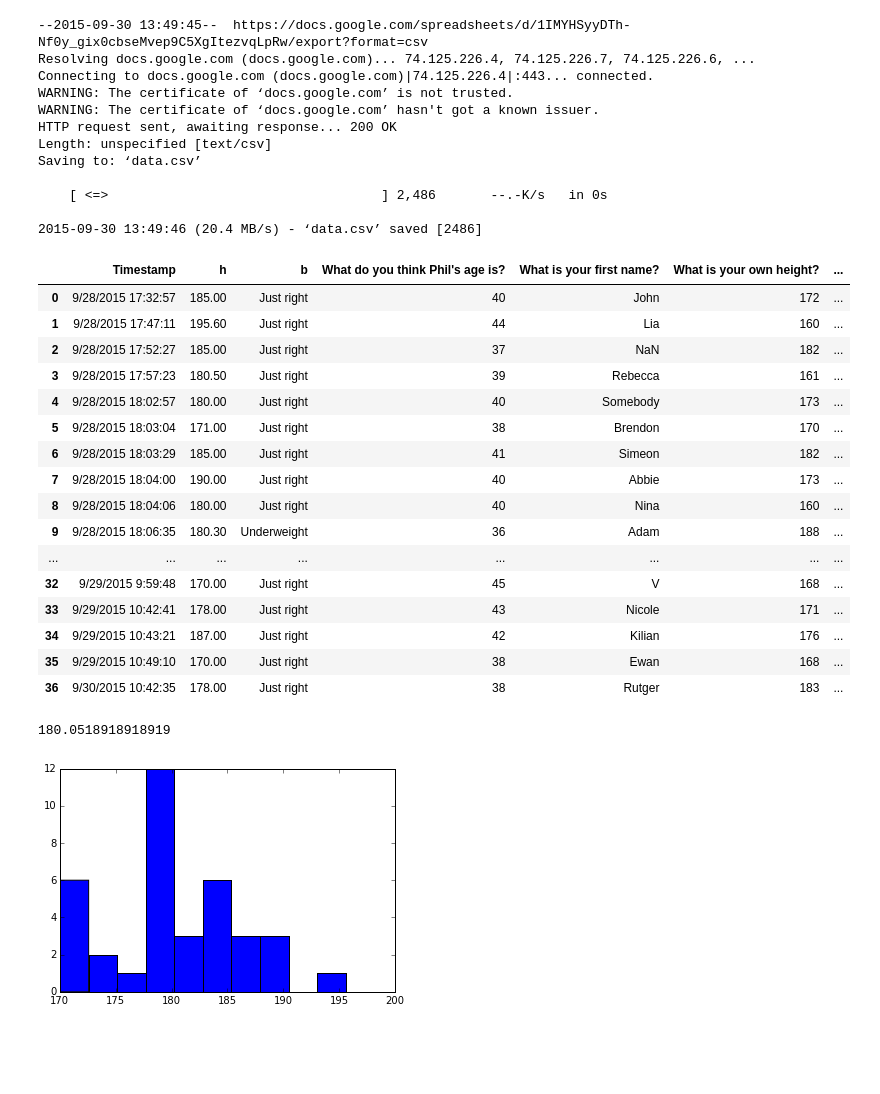
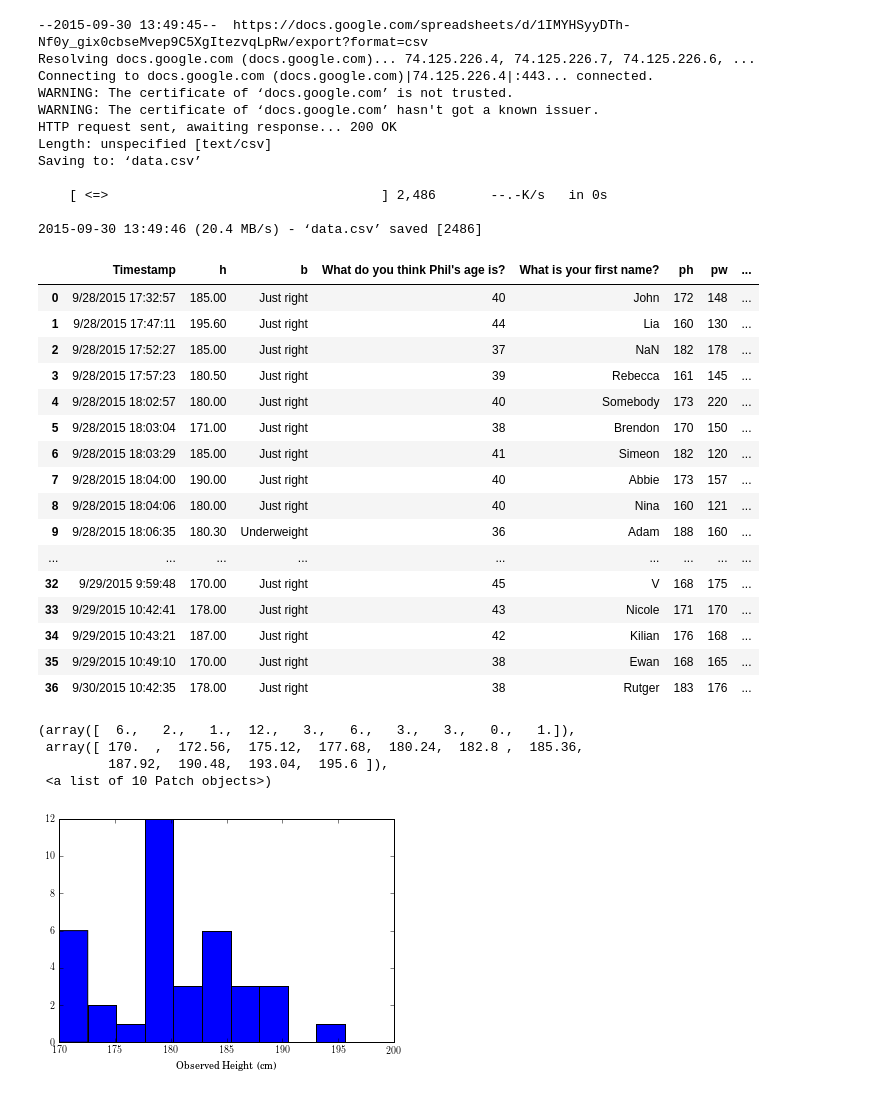
Before and after one commit to hungiyang/Fruitcake, a Jupyter notebook: Fruitcake.ipynb, the cells around one changed output. Saved outputs shown, nothing was run; the diff lists cells and outputs as text; code cells hidden in the pictures; blank space fills up the shorter version.

```diff
--- a/Fruitcake.ipynb
+++ b/Fruitcake.ipynb
@@ -19,27 +19,27 @@ import pandas as pd
 data = pd.read_csv("data.csv")
 # %%
 names = data.columns.tolist()
-names[1], names[2] = 'h', "b"
+names[1], names[2], names[5], names[6] = 'h', "b", "ph", "pw"
 data.columns = names
 data
 # %% [output]
-|  | Timestamp | h | b | What do you think Phil's age is? | What is your first name? | What is your own height? | ... |
-| 0 | 9/28/2015 17:32:57 | 185.00 | Just right | 40 | John | 172 | ... |
-| 1 | 9/28/2015 17:47:11 | 195.60 | Just right | 44 | Lia | 160 | ... |
-| 2 | 9/28/2015 17:52:27 | 185.00 | Just right | 37 | NaN | 182 | ... |
-| 3 | 9/28/2015 17:57:23 | 180.50 | Just right | 39 | Rebecca | 161 | ... |
-| 4 | 9/28/2015 18:02:57 | 180.00 | Just right | 40 | Somebody | 173 | ... |
-| 5 | 9/28/2015 18:03:04 | 171.00 | Just right | 38 | Brendon | 170 | ... |
-| 6 | 9/28/2015 18:03:29 | 185.00 | Just right | 41 | Simeon | 182 | ... |
-| 7 | 9/28/2015 18:04:00 | 190.00 | Just right | 40 | Abbie | 173 | ... |
-| 8 | 9/28/2015 18:04:06 | 180.00 | Just right | 40 | Nina | 160 | ... |
-| 9 | 9/28/2015 18:06:35 | 180.30 | Underweight | 36 | Adam | 188 | ... |
-| ... | ... | ... | ... | ... | ... | ... | ... |
-| 32 | 9/29/2015 9:59:48 | 170.00 | Just right | 45 | V | 168 | ... |
-| 33 | 9/29/2015 10:42:41 | 178.00 | Just right | 43 | Nicole | 171 | ... |
-| 34 | 9/29/2015 10:43:21 | 187.00 | Just right | 42 | Kilian | 176 | ... |
-| 35 | 9/29/2015 10:49:10 | 170.00 | Just right | 38 | Ewan | 168 | ... |
-| 36 | 9/30/2015 10:42:35 | 178.00 | Just right | 38 | Rutger | 183 | ... |
+|  | Timestamp | h | b | What do you think Phil's age is? | What is your first name? | ph | pw | ... |
+| 0 | 9/28/2015 17:32:57 | 185.00 | Just right | 40 | John | 172 | 148 | ... |
+| 1 | 9/28/2015 17:47:11 | 195.60 | Just right | 44 | Lia | 160 | 130 | ... |
+| 2 | 9/28/2015 17:52:27 | 185.00 | Just right | 37 | NaN | 182 | 178 | ... |
+| 3 | 9/28/2015 17:57:23 | 180.50 | Just right | 39 | Rebecca | 161 | 145 | ... |
+| 4 | 9/28/2015 18:02:57 | 180.00 | Just right | 40 | Somebody | 173 | 220 | ... |
+| 5 | 9/28/2015 18:03:04 | 171.00 | Just right | 38 | Brendon | 170 | 150 | ... |
+| 6 | 9/28/2015 18:03:29 | 185.00 | Just right | 41 | Simeon | 182 | 120 | ... |
+| 7 | 9/28/2015 18:04:00 | 190.00 | Just right | 40 | Abbie | 173 | 157 | ... |
+| 8 | 9/28/2015 18:04:06 | 180.00 | Just right | 40 | Nina | 160 | 121 | ... |
+| 9 | 9/28/2015 18:06:35 | 180.30 | Underweight | 36 | Adam | 188 | 160 | ... |
+| ... | ... | ... | ... | ... | ... | ... | ... | ... |
+| 32 | 9/29/2015 9:59:48 | 170.00 | Just right | 45 | V | 168 | 175 | ... |
+| 33 | 9/29/2015 10:42:41 | 178.00 | Just right | 43 | Nicole | 171 | 170 | ... |
+| 34 | 9/29/2015 10:43:21 | 187.00 | Just right | 42 | Kilian | 176 | 168 | ... |
+| 35 | 9/29/2015 10:49:10 | 170.00 | Just right | 38 | Ewan | 168 | 165 | ... |
+| 36 | 9/30/2015 10:42:35 | 178.00 | Just right | 38 | Rutger | 183 | 176 | ... |
 # %%
 import numpy as np
 h = np.array(data["h"])
@@ -47,9 +50,11 @@ b = np.array(data["b"])
 # %%
 import matplotlib.pyplot as plt
 %matplotlib inline
-
+plt.xlabel("Observed Height (cm)")
 plt.hist(h)
-np.mean(h)
 # %% [output]
-180.0518918918919
+(array([  6.,   2.,   1.,  12.,   3.,   6.,   3.,   3.,   0.,   1.]),
+ array([ 170.  ,  172.56,  175.12,  177.68,  180.24,  182.8 ,  185.36,
+         187.92,  190.48,  193.04,  195.6 ]),
+ <a list of 10 Patch objects>)
-[figure, old version]
+[figure, new version]
```
Also changed, not shown: parts of 3 cells of this notebook.
